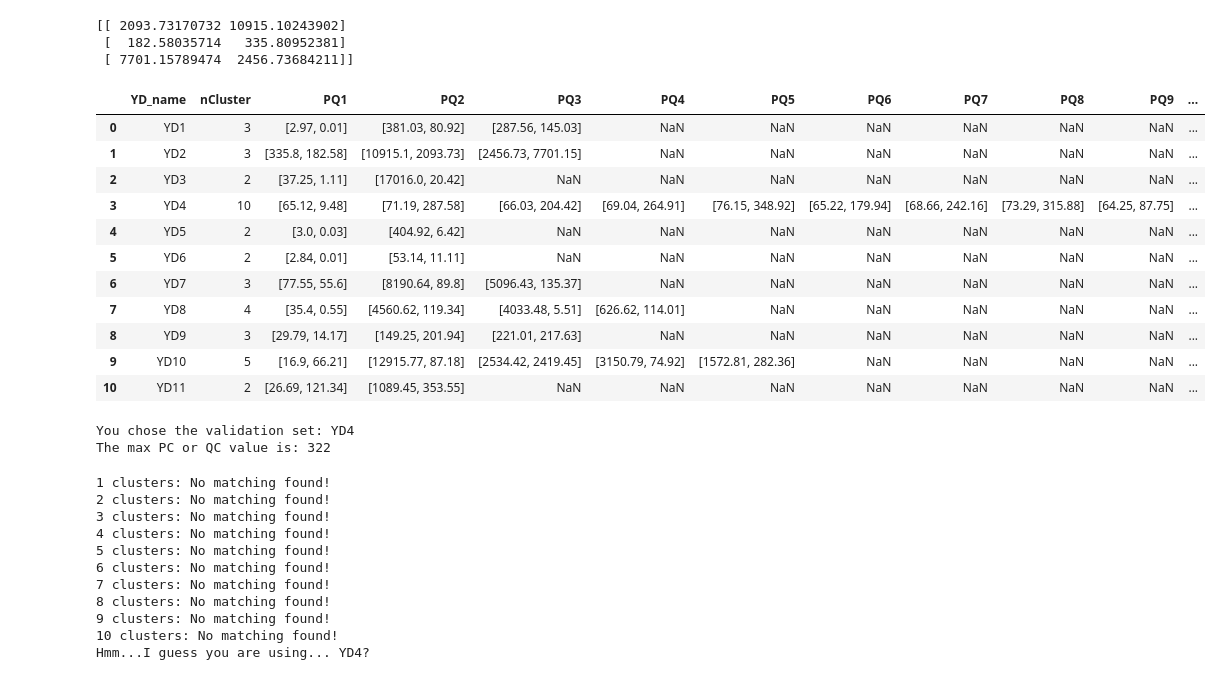
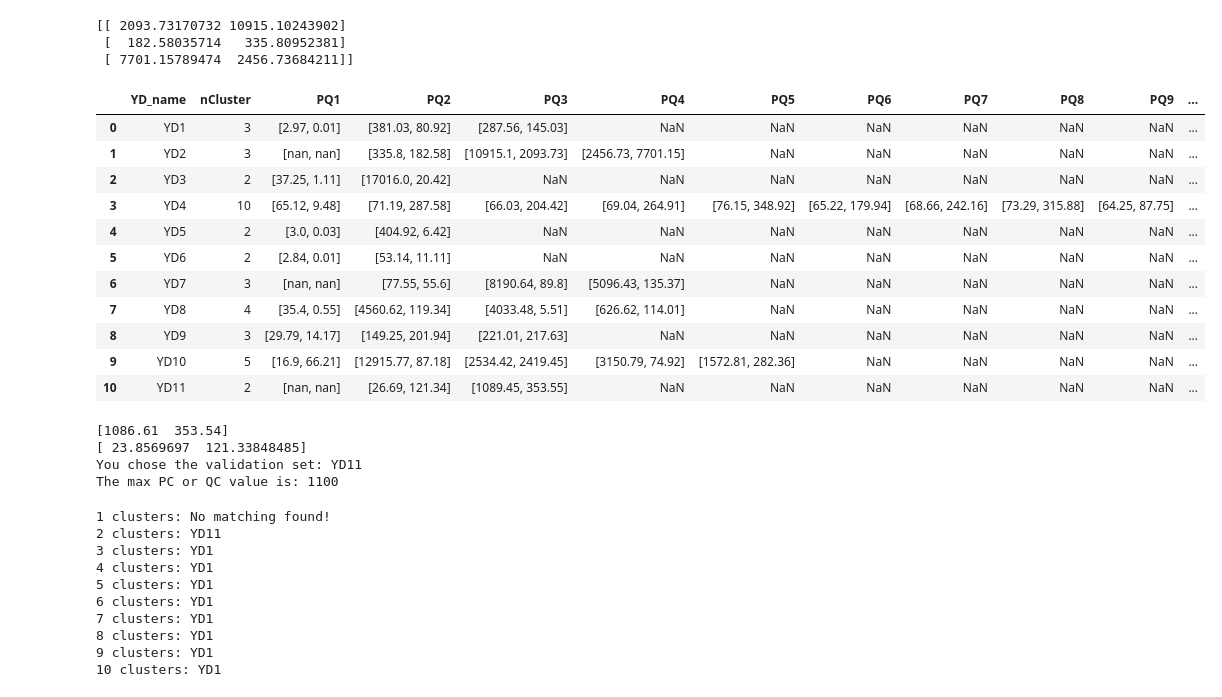
Before and after one commit to cchdanny/NILM, a Jupyter notebook: Data plot/single_yd_test.ipynb, the cells around one changed output. Cells and saved outputs as stored; diff of their text form; code cells hidden in the pictures.

```diff
--- a/Data plot/single_yd_test.ipynb
+++ b/Data plot/single_yd_test.ipynb
@@ -155,52 +155,54 @@ print kmeans.cluster_centers_
 # %%
 #将PC-QC plot中的散点cluster，并估计各个cluster的中心
 
 pq=[['YD1', 3,[2.97, 0.01], [381.03, 80.92], [287.56, 145.03]],
-    ['YD2', 3, [335.80, 182.58], [10915.10, 2093.73], [2456.73, 7701.15]],
+    ['YD2', 3, [NaN,NaN], [335.80, 182.58], [10915.10, 2093.73], [2456.73, 7701.15]],
     ['YD3', 2, [37.25, 1.11], [17016.00, 20.42]],
     ['YD4', 10, [65.12, 9.48], [71.19,287.58], [66.03,204.42], [69.04,264.91], [76.15,348.92],
     [65.22,179.94], [68.66,242.16], [73.29,315.88], [64.25, 87.75], [67.35,222.34]],
     ['YD5', 2, [3.00, 0.03], [404.92, 6.42]],
     ['YD6', 2, [2.84, 0.01], [53.14, 11.11]],
-    ['YD7', 3, [77.55, 55.60], [8190.64, 89.8], [5096.43, 135.37]],
+    ['YD7', 3, [nan,nan], [77.55, 55.60], [8190.64, 89.8], [5096.43, 135.37]],
     ['YD8', 4, [35.40, 0.55], [4560.62, 119.34], [4033.48, 5.51], [626.62, 114.01]],
     ['YD9', 3, [29.79, 14.17], [149.25, 201.94], [221.01, 217.63]],
     ['YD10', 5, [16.90, 66.21], [12915.77, 87.18], [2534.42, 2419.45], [3150.79, 74.92], [1572.81, 282.36]],
-    ['YD11', 2, [26.69, 121.34], [1089.45, 353.55]]
+    ['YD11', 2, [nan,nan], [26.69, 121.34], [1089.45, 353.55]]
    ]
 
 df = pd.DataFrame(data=pq)
 df.columns = ['YD_name', 'nCluster', 'PQ1', 'PQ2', 'PQ3', 'PQ4', 'PQ5', 'PQ6', 'PQ7', 'PQ8', 'PQ9', 'PQ10']
 df.fillna(value=nan, inplace=True)
 df
 # %% [output]
 |  | YD_name | nCluster | PQ1 | PQ2 | PQ3 | PQ4 | PQ5 | PQ6 | PQ7 | PQ8 | PQ9 | ... |
 | 0 | YD1 | 3 | [2.97, 0.01] | [381.03, 80.92] | [287.56, 145.03] | NaN | NaN | NaN | NaN | NaN | NaN | ... |
-| 1 | YD2 | 3 | [335.8, 182.58] | [10915.1, 2093.73] | [2456.73, 7701.15] | NaN | NaN | NaN | NaN | NaN | NaN | ... |
+| 1 | YD2 | 3 | [nan, nan] | [335.8, 182.58] | [10915.1, 2093.73] | [2456.73, 7701.15] | NaN | NaN | NaN | NaN | NaN | ... |
 | 2 | YD3 | 2 | [37.25, 1.11] | [17016.0, 20.42] | NaN | NaN | NaN | NaN | NaN | NaN | NaN | ... |
 | 3 | YD4 | 10 | [65.12, 9.48] | [71.19, 287.58] | [66.03, 204.42] | [69.04, 264.91] | [76.15, 348.92] | [65.22, 179.94] | [68.66, 242.16] | [73.29, 315.88] | [64.25, 87.75] | ... |
 | 4 | YD5 | 2 | [3.0, 0.03] | [404.92, 6.42] | NaN | NaN | NaN | NaN | NaN | NaN | NaN | ... |
 | 5 | YD6 | 2 | [2.84, 0.01] | [53.14, 11.11] | NaN | NaN | NaN | NaN | NaN | NaN | NaN | ... |
-| 6 | YD7 | 3 | [77.55, 55.6] | [8190.64, 89.8] | [5096.43, 135.37] | NaN | NaN | NaN | NaN | NaN | NaN | ... |
+| 6 | YD7 | 3 | [nan, nan] | [77.55, 55.6] | [8190.64, 89.8] | [5096.43, 135.37] | NaN | NaN | NaN | NaN | NaN | ... |
 | 7 | YD8 | 4 | [35.4, 0.55] | [4560.62, 119.34] | [4033.48, 5.51] | [626.62, 114.01] | NaN | NaN | NaN | NaN | NaN | ... |
 | 8 | YD9 | 3 | [29.79, 14.17] | [149.25, 201.94] | [221.01, 217.63] | NaN | NaN | NaN | NaN | NaN | NaN | ... |
 | 9 | YD10 | 5 | [16.9, 66.21] | [12915.77, 87.18] | [2534.42, 2419.45] | [3150.79, 74.92] | [1572.81, 282.36] | NaN | NaN | NaN | NaN | ... |
-| 10 | YD11 | 2 | [26.69, 121.34] | [1089.45, 353.55] | NaN | NaN | NaN | NaN | NaN | NaN | NaN | ... |
+| 10 | YD11 | 2 | [nan, nan] | [26.69, 121.34] | [1089.45, 353.55] | NaN | NaN | NaN | NaN | NaN | NaN | ... |
 # %%
 #Input the validation set (input_id = 0 to 10)
-input_id = 3
-vSet = np.array([equip_data[input_id]['PC'][60:100], equip_data[input_id]['QC'][60:100]])
+input_id = 10
+vSet = np.array([equip_data[input_id]['PC'], equip_data[input_id]['QC']])
 vSet2 = np.stack(vSet,axis=1)
 
-# vMeans = KMeans(n_clusters=2).fit(vSet2)
-# cm = vMeans.cluster_centers_
-# for cm_i in cm:
-#     print cm_i - df.iloc[3][3]
+vMeans = KMeans(n_clusters=2).fit(vSet2)
+cm = vMeans.cluster_centers_
+for cm_i in cm:
+    print cm_i - df.iloc[5][2]
 print 'You chose the validation set: YD'+str(input_id+1)
 print 'The max PC or QC value is: '+str(vSet2.max())
 # %% [output]
-You chose the validation set: YD4
-The max PC or QC value is: 322
+[1086.61  353.54]
+[ 23.8569697  121.33848485]
+You chose the validation set: YD11
+The max PC or QC value is: 1100
 # %%
 #Match the validation set with the PQ dataframe
 exit_flag = False
@@ -212,10 +214,14 @@ for nc in range(1,11):            #Loop over all available nCluster values
         for center_meas_i in center_meas:     #Loop over all measured KMeans centers for the validation set
             for i in range(2,12):             #Loop over all P-Q pairs for each YD device
                 diff = center_meas_i - df.iloc[ydid][i]
+                #Ensure there are at least 1 matching besides the zero point
+                if i==2:
+                    continue
                 #Set a threshold to determine the center is matched
-                if np.linalg.norm(diff)<10.0 or np.linalg.norm(diff)<0.05*np.linalg.norm(center_meas_i):
+                elif np.linalg.norm(diff)<10.0 or np.linalg.norm(diff)<0.05*np.linalg.norm(center_meas_i):
                     exit_flag = True
                     break
+                #Set a no-matching flag if it runs through ALL the combinations of cluster cent
                 elif i==11 and ydid==10:
                     no_match_flag = True
                     break
@@ -225,21 +231,20 @@ for nc in range(1,11):            #Loop over all available nCluster values
             break
     if no_match_flag:
         print str(nc)+' clusters: No matching found!'
-        if nc==10:
-            print 'Hmm...I guess you are using... YD4?'
-            continue
     else:
         print str(nc)+' clusters: YD'+str(ydid+1)
     #'YD1' or 'YD11' tail in the output should be ignored!
+
+if exit_flag==False:
+    print 'Hmm...I guess you are using... YD4?'
 # %% [output]
 1 clusters: No matching found!
-2 clusters: No matching found!
-3 clusters: No matching found!
-4 clusters: No matching found!
-5 clusters: No matching found!
-6 clusters: No matching found!
-7 clusters: No matching found!
-8 clusters: No matching found!
-9 clusters: No matching found!
-10 clusters: No matching found!
-Hmm...I guess you are using... YD4?
+2 clusters: YD11
+3 clusters: YD1
+4 clusters: YD1
+5 clusters: YD1
+6 clusters: YD1
+7 clusters: YD1
+8 clusters: YD1
+9 clusters: YD1
+10 clusters: YD1
```
